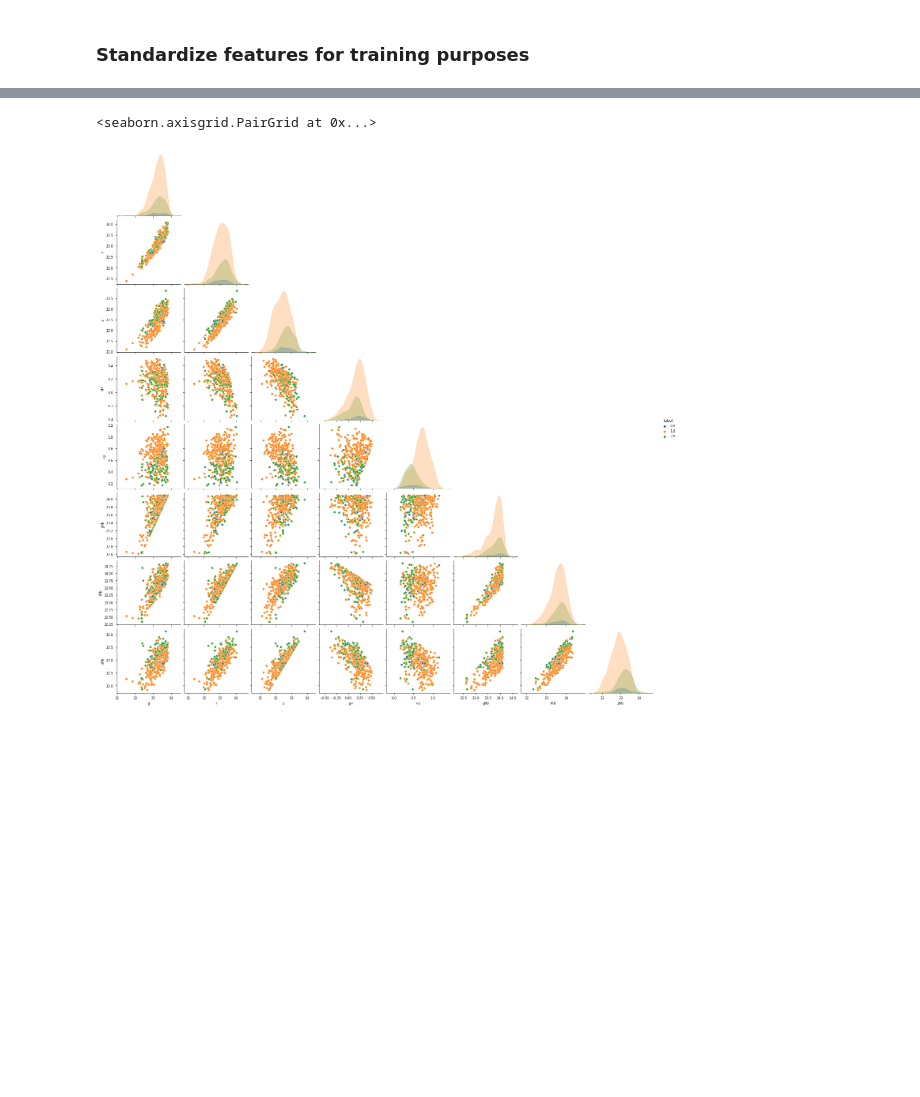
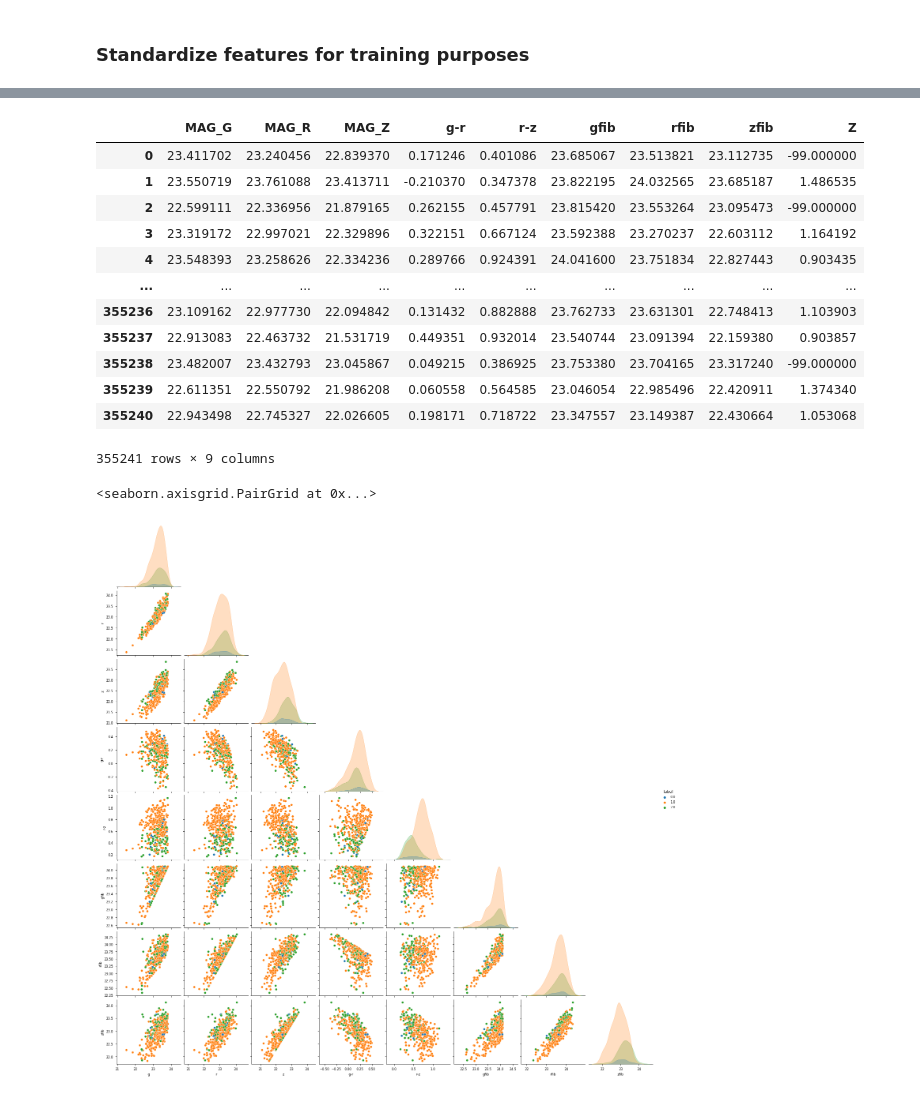
Before and after one commit to tanveerkarim/lselgsXplanck, a Jupyter notebook: notebooks/ELG_selection_and_nz.ipynb, the cells around one changed output, grey strips where cells are left out. Drawn from its saved outputs; the diff is of its cells as text; code cells hidden in the pictures; blank space fills up the shorter version.

```diff
--- a/notebooks/ELG_selection_and_nz.ipynb
+++ b/notebooks/ELG_selection_and_nz.ipynb
@@ -878,3 +889,19 @@ X_transformed =  np.hstack((np.array(X.iloc[:,:7]), X_transformed)) #concatenate
+# %%
+X.iloc[:,7:]
+# %% [output]
+|  | MAG_G | MAG_R | MAG_Z | g-r | r-z | gfib | rfib | zfib | Z |
+| 0 | 23.411702 | 23.240456 | 22.839370 | 0.171246 | 0.401086 | 23.685067 | 23.513821 | 23.112735 | -99.000000 |
+| 1 | 23.550719 | 23.761088 | 23.413711 | -0.210370 | 0.347378 | 23.822195 | 24.032565 | 23.685187 | 1.486535 |
+| 2 | 22.599111 | 22.336956 | 21.879165 | 0.262155 | 0.457791 | 23.815420 | 23.553264 | 23.095473 | -99.000000 |
+| 3 | 23.319172 | 22.997021 | 22.329896 | 0.322151 | 0.667124 | 23.592388 | 23.270237 | 22.603112 | 1.164192 |
+| 4 | 23.548393 | 23.258626 | 22.334236 | 0.289766 | 0.924391 | 24.041600 | 23.751834 | 22.827443 | 0.903435 |
+| ... | ... | ... | ... | ... | ... | ... | ... | ... | ... |
+| 355236 | 23.109162 | 22.977730 | 22.094842 | 0.131432 | 0.882888 | 23.762733 | 23.631301 | 22.748413 | 1.103903 |
+| 355237 | 22.913083 | 22.463732 | 21.531719 | 0.449351 | 0.932014 | 23.540744 | 23.091394 | 22.159380 | 0.903857 |
+| 355238 | 23.482007 | 23.432793 | 23.045867 | 0.049215 | 0.386925 | 23.753380 | 23.704165 | 23.317240 | -99.000000 |
+| 355239 | 22.611351 | 22.550792 | 21.986208 | 0.060558 | 0.564585 | 23.046054 | 22.985496 | 22.420911 | 1.374340 |
+| 355240 | 22.943498 | 22.745327 | 22.026605 | 0.198171 | 0.718722 | 23.347557 | 23.149387 | 22.430664 | 1.053068 |
+355241 rows × 9 columns
 # %%
 import seaborn as sns
 sns.pairplot(pd.DataFrame(np.hstack((np.array(X.iloc[::1000,7:-1]), y[::1000].reshape(-1,1))),
```
Also changed, not shown: parts of 13 cells of this notebook, 3 other files.
